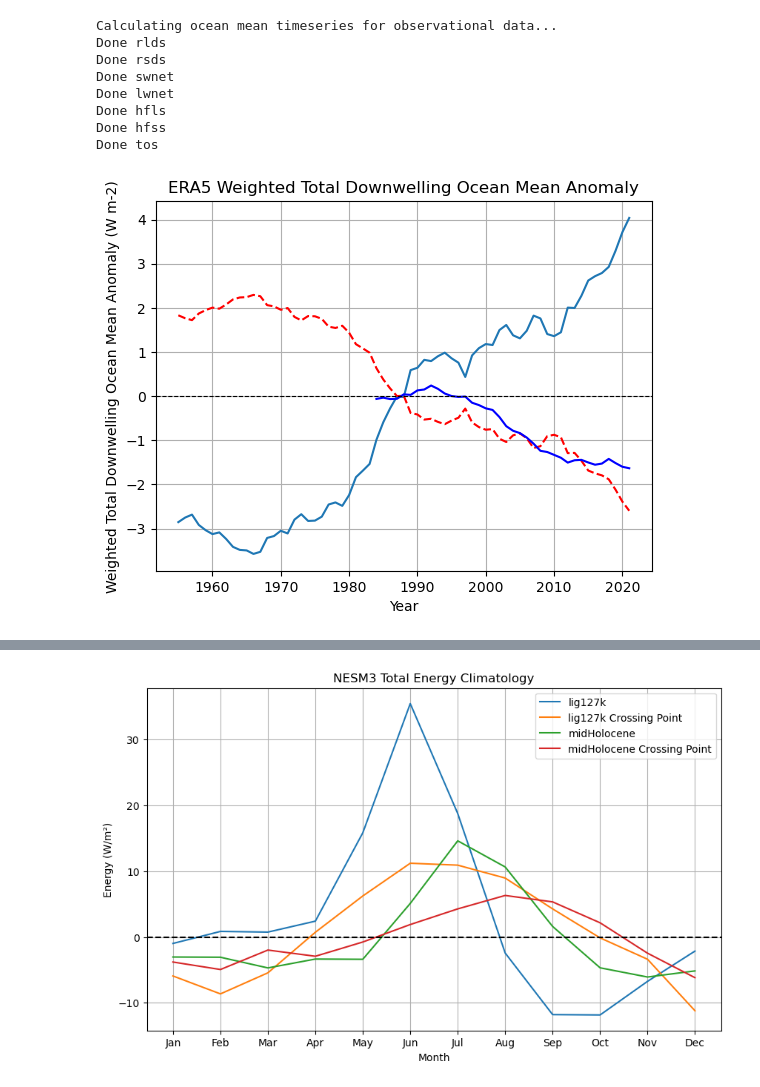
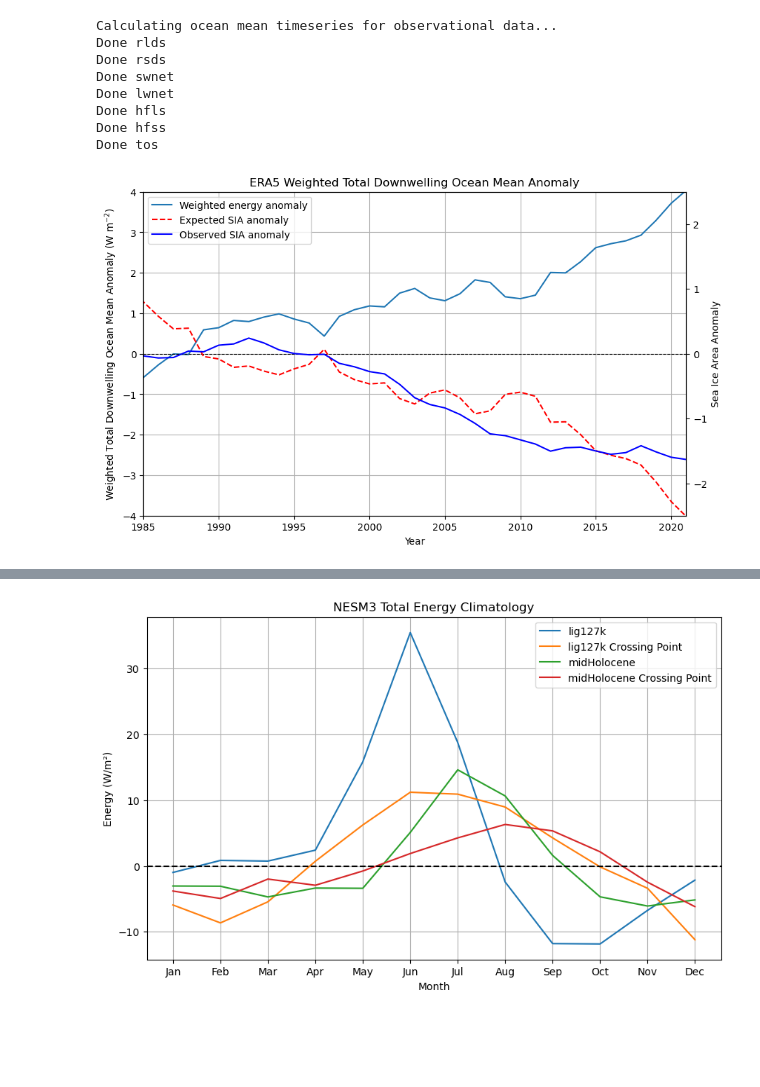
Before and after one commit to mattpollock100/FutureComparisons, a Jupyter notebook: 1pctCO2_EnergyBudget_single_model.ipynb, the cells around one changed output, grey strips where cells are left out. Saved outputs shown, nothing was run; the diff lists cells and outputs as text; code cells hidden in the pictures; blank space fills up the shorter version.

Commit message:
added plotting of extra models

```diff
--- a/1pctCO2_EnergyBudget_single_model.ipynb
+++ b/1pctCO2_EnergyBudget_single_model.ipynb
@@ -1720,7 +1548,7 @@ if use_sw_weight:
         anom_big_dict_list,
         sia_var="siconc",
         var_type="anom_clim",
-        exclude_models=("MMM","CESM2"),
+        exclude_models=("MMM"),
     )
 
     bounds = [
@@ -1862,0 +1782,2 @@ tos = tos_cubes.extract_cube(
+# %%
+slope, intercept, r2 = plot_overall_regression()
@@ -2014,11 +1979,5 @@ total_ocean_ts = swnet_ocean_ts + lwnet_ocean_ts + hfls_ocean_ts + hfss_ocean_ts
 total_ocean_ts.rename("total_energy_ocean_mean")
 total_ocean_ts.units = "W m-2"
 # %%
-total_ocean_ts = add_year_month(total_ocean_ts)
-
-year_points = total_ocean_ts.coord("year").points
-month_points = total_ocean_ts.coord("month_number").points
-
-data = np.ma.array(total_ocean_ts.data, copy=True)
-
-baseline_mask = (year_points >= 1979) & (year_points <= 1998)
+start_year = 1979
+end_year = start_year - 1 + 20
@@ -2076,6 +2083,6 @@ with open(root_path + obs_sia_source + '/' + obs_sia_file, 'r') as f:
         obs_years.append(int(row[0]))
         obs_sia.append(float(row[5]))
 
-obs_sia_clim = np.mean([sia for year, sia in zip(obs_years, obs_sia) if 1979 <= year <= 1998])
+obs_sia_clim = np.mean([sia for year, sia in zip(obs_years, obs_sia) if start_year <= year <= end_year])
 
 obs_sia_anom = np.array(obs_sia) - obs_sia_clim
@@ -2089,15 +2136,55 @@ def running_mean(data, window_size=10):
     )
     return running_mean
 # %%
-plt.plot(unique_years, running_mean(weighted_yearly_data))
-expected_sia_anom = (slope) * running_mean(weighted_yearly_data) + intercept
-plt.plot(unique_years, expected_sia_anom, color='red', linestyle='--', label='Expected SIA Anomaly')
-plt.plot(obs_years, running_mean(obs_sia_anom), color='blue', linestyle='-', label='Observed SIA Anomaly')
-plt.grid()
-plt.xlabel("Year")
-plt.ylabel("Weighted Total Downwelling Ocean Mean Anomaly (W m-2)")
+fig, ax1 = plt.subplots(figsize=(10, 6))
+
+# Left axis: weighted energy anomaly
+ax1.plot(
+    unique_years,
+    running_mean(weighted_yearly_data),
+    label="Weighted energy anomaly"
+)
+
+ax1.set_xlabel("Year")
+ax1.set_ylabel("Weighted Total Downwelling Ocean Mean Anomaly (W m$^{-2}$)")
+
+ax1.axhline(0, color="black", linestyle="--", linewidth=0.8)
+ax1.grid()
+
+# Calculate expected SIA anomaly from weighted energy anomaly
+weighted_rm = running_mean(weighted_yearly_data)
+expected_sia_anom = slope * weighted_rm + intercept
+
+# Right axis: SIA anomaly
+ax2 = ax1.twinx()
+
+ax2.plot(
+    unique_years,
+    expected_sia_anom,
+    color="red",
+    linestyle="--",
+    label="Expected SIA anomaly"
+)
+
+ax2.plot(
+    obs_years,
+    running_mean(obs_sia_anom),
+    color="blue",
+    linestyle="-",
+    label="Observed SIA anomaly"
+)
+
+ax1.set_xlim(1985, 2021)
+ax2.set_ylabel("Sea Ice Area Anomaly")
+ax2.set_ylim(-2.5,2.5)
+ax1.set_ylim(-4,4)
+
+# Combined legend from both axes
+lines1, labels1 = ax1.get_legend_handles_labels()
+lines2, labels2 = ax2.get_legend_handles_labels()
+ax1.legend(lines1 + lines2, labels1 + labels2, loc="best")
+
 plt.title("ERA5 Weighted Total Downwelling Ocean Mean Anomaly")
-plt.axhline(0, color='black', linestyle='--', linewidth=0.8)
 plt.show()
 # %% [output]
-[figure, old version]
+[figure, new version]
```
Also changed, not shown: parts of 52 cells of this notebook.
